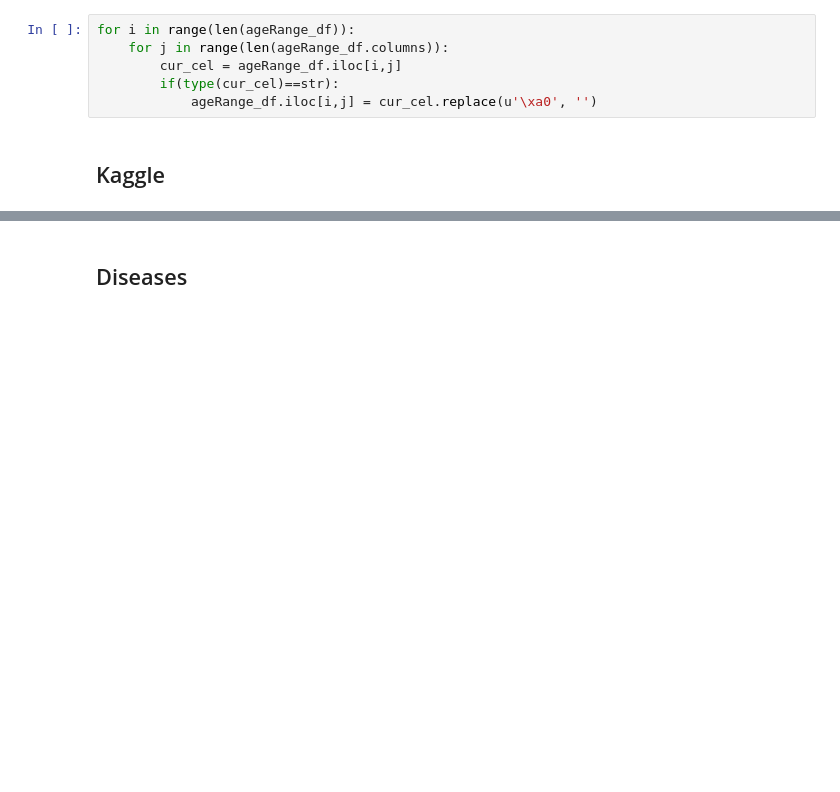
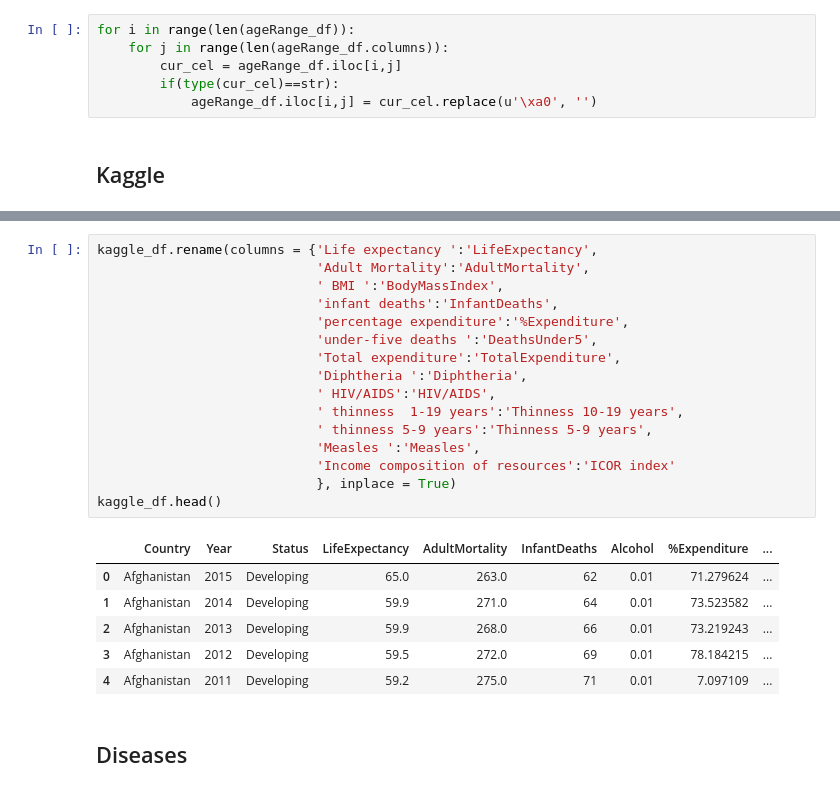
Before and after one commit to roberto98/DataViz-Project, a Jupyter notebook: python/Preprocessing.ipynb, the cells around one changed output, grey strips where cells are left out. Saved outputs shown, nothing was run; the diff lists cells and outputs as text; blank space fills up the shorter version.

```diff
--- a/python/Preprocessing.ipynb
+++ b/python/Preprocessing.ipynb
@@ -76,3 +83,26 @@ kaggle_df.head()
+# %%
+kaggle_df.rename(columns = {'Life expectancy ':'LifeExpectancy',
+                            'Adult Mortality':'AdultMortality',
+                            ' BMI ':'BodyMassIndex',
+                            'infant deaths':'InfantDeaths',
+                            'percentage expenditure':'%Expenditure',
+                            'under-five deaths ':'DeathsUnder5',
+                            'Total expenditure':'TotalExpenditure',
+                            'Diphtheria ':'Diphtheria',
+                            ' HIV/AIDS':'HIV/AIDS',
+                            ' thinness  1-19 years':'Thinness 10-19 years',
+                            ' thinness 5-9 years':'Thinness 5-9 years',
+                            'Measles ':'Measles',
+                            'Income composition of resources':'ICOR index'
+                            }, inplace = True)
+kaggle_df.head()
+# %% [output]
+|  | Country | Year | Status | LifeExpectancy | AdultMortality | InfantDeaths | Alcohol | %Expenditure | ... |
+| 0 | Afghanistan | 2015 | Developing | 65.0 | 263.0 | 62 | 0.01 | 71.279624 | ... |
+| 1 | Afghanistan | 2014 | Developing | 59.9 | 271.0 | 64 | 0.01 | 73.523582 | ... |
+| 2 | Afghanistan | 2013 | Developing | 59.9 | 268.0 | 66 | 0.01 | 73.219243 | ... |
+| 3 | Afghanistan | 2012 | Developing | 59.5 | 272.0 | 69 | 0.01 | 78.184215 | ... |
+| 4 | Afghanistan | 2011 | Developing | 59.2 | 275.0 | 71 | 0.01 | 7.097109 | ... |
 # %% [markdown]
 ## Diseases
 # %%
```
Also changed, not shown: parts of 16 cells of this notebook, 10 other files.
